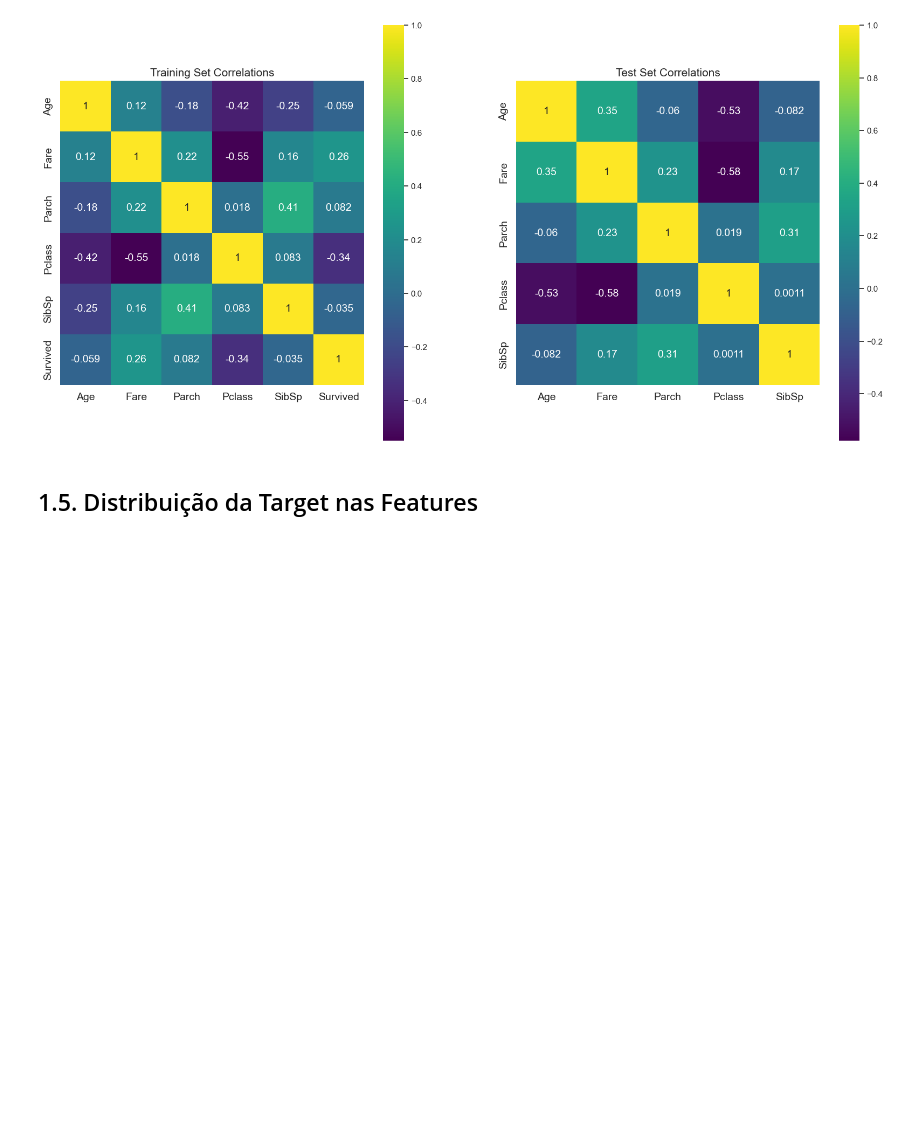
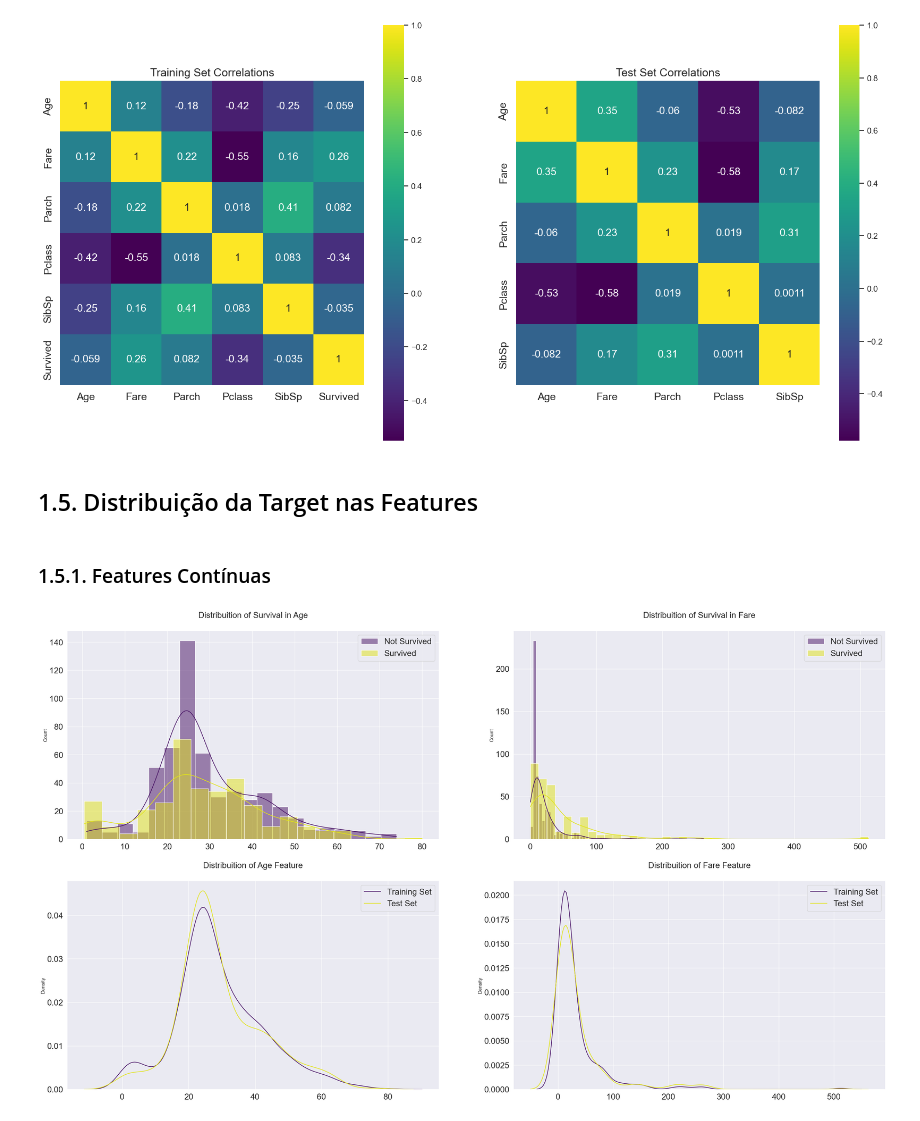
Before and after one commit to kawakami01/data-analysis-and-modeling-kaggle-titanic-competition, a Jupyter notebook: data-analysis-and-modeling-kaggle-titanic-competition.ipynb, the cells around one changed output. Drawn from its saved outputs; the diff is of its cells as text; code cells hidden in the pictures; blank space fills up the shorter version.

```diff
--- a/data-analysis-and-modeling-kaggle-titanic-competition.ipynb
+++ b/data-analysis-and-modeling-kaggle-titanic-competition.ipynb
@@ -549,3 +549,37 @@ plt.show()
 [figure]
 # %% [markdown]
 ## 1.5. Distribuição da Target nas Features
+# %% [markdown]
+### 1.5.1. Features Contínuas
+# %%
+cont_features = ['Age', 'Fare']
+surv = df_train['Survived'] == 1
+
+sns.set_style(style='darkgrid')
+fig, axs = plt.subplots(ncols=2, nrows=2, figsize=(20,20))
+plt.subplots_adjust(right=1.5)
+
+for i, feature in enumerate(cont_features):
+    # Distribuição de sobreviventes por feature
+    sns.histplot(df_train[~surv][feature], label='Not Survived', kde=True, color='#471164', ax=axs[0][i])
+    sns.histplot(df_train[surv][feature], label='Survived', kde=True, color='#e2e418', ax=axs[0][i])
+
+    # Distribuição da feature no dataset
+    sns.kdeplot(df_train[feature], label='Training Set', color='#471164', ax=axs[1][i])
+    sns.kdeplot(df_test[feature], label='Test Set', color='#e2e418', ax=axs[1][i])
+
+    axs[0][i].set_xlabel('')
+    axs[1][i].set_xlabel('')
+
+    for j in range(2):
+        axs[i][j].tick_params(axis='x', labelsize=20)
+        axs[i][j].tick_params(axis='y', labelsize=20)
+
+    axs[0][i].legend(loc='upper right', prop={'size': 20})
+    axs[1][i].legend(loc='upper right', prop={'size': 20})
+    axs[0][i].set_title(f'Distribuition of Survival in {feature}', size=20, y=1.05)
+
+axs[1][0].set_title(f'Distribuition of Age Feature', size=20, y=1.05)
+axs[1][1].set_title(f'Distribuition of Fare Feature', size=20, y=1.05);
+# %% [output]
+[figure, added]
```
Also changed, not shown: parts of 8 cells of this notebook, 1 other file.
